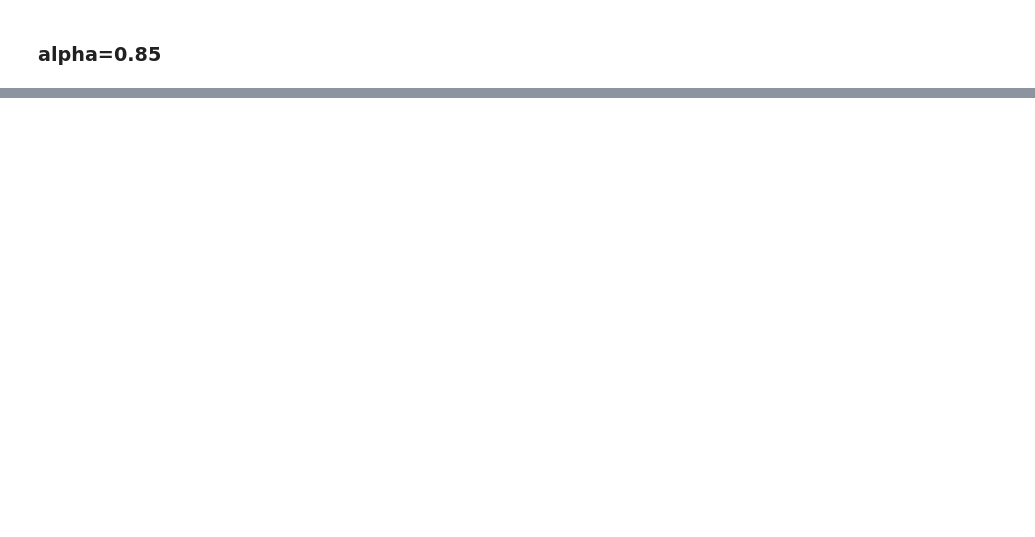
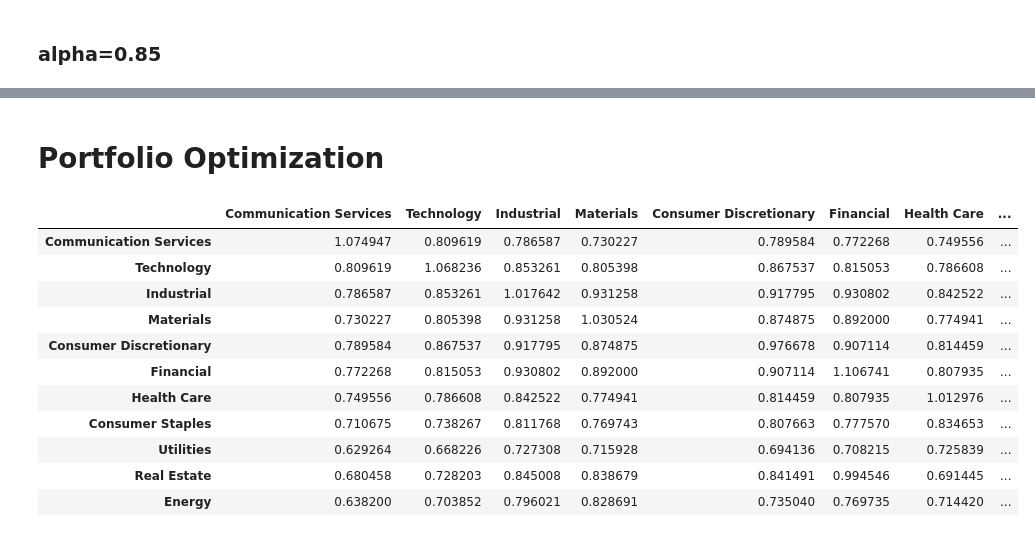
Before and after one commit to MegaCookies88/MSc.-Thesis-EVT-SP500, a Jupyter notebook: Jupyter_Notebooks/EPCA.ipynb, the cells around one changed output, grey strips where cells are left out. Drawn from its saved outputs; the diff is of its cells as text; code cells hidden in the pictures; blank space fills up the shorter version.

```diff
--- a/Jupyter_Notebooks/EPCA.ipynb
+++ b/Jupyter_Notebooks/EPCA.ipynb
@@ -521,0 +512,18 @@ plt.show()
+# %% [markdown]
+# Portfolio Optimization
+# %%
+S = tail_mx(ll.iloc[:,1:])
+S
+# %% [output]
+|  | Communication Services | Technology | Industrial | Materials | Consumer Discretionary | Financial | Health Care | ... |
+| Communication Services | 1.074947 | 0.809619 | 0.786587 | 0.730227 | 0.789584 | 0.772268 | 0.749556 | ... |
+| Technology | 0.809619 | 1.068236 | 0.853261 | 0.805398 | 0.867537 | 0.815053 | 0.786608 | ... |
+| Industrial | 0.786587 | 0.853261 | 1.017642 | 0.931258 | 0.917795 | 0.930802 | 0.842522 | ... |
+| Materials | 0.730227 | 0.805398 | 0.931258 | 1.030524 | 0.874875 | 0.892000 | 0.774941 | ... |
+| Consumer Discretionary | 0.789584 | 0.867537 | 0.917795 | 0.874875 | 0.976678 | 0.907114 | 0.814459 | ... |
+| Financial | 0.772268 | 0.815053 | 0.930802 | 0.892000 | 0.907114 | 1.106741 | 0.807935 | ... |
+| Health Care | 0.749556 | 0.786608 | 0.842522 | 0.774941 | 0.814459 | 0.807935 | 1.012976 | ... |
+| Consumer Staples | 0.710675 | 0.738267 | 0.811768 | 0.769743 | 0.807663 | 0.777570 | 0.834653 | ... |
+| Utilities | 0.629264 | 0.668226 | 0.727308 | 0.715928 | 0.694136 | 0.708215 | 0.725839 | ... |
+| Real Estate | 0.680458 | 0.728203 | 0.845008 | 0.838679 | 0.841491 | 0.994546 | 0.691445 | ... |
+| Energy | 0.638200 | 0.703852 | 0.796021 | 0.828691 | 0.735040 | 0.769735 | 0.714420 | ... |
```
Also changed, not shown: parts of 4 cells of this notebook.
